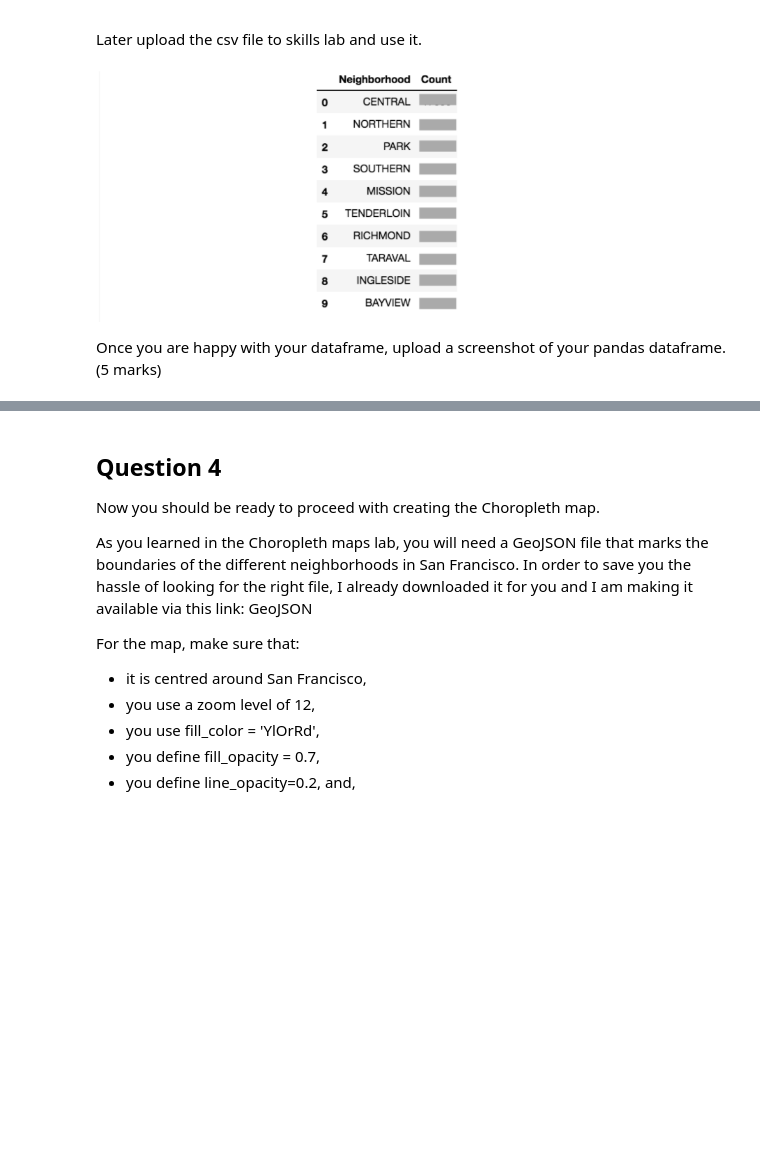
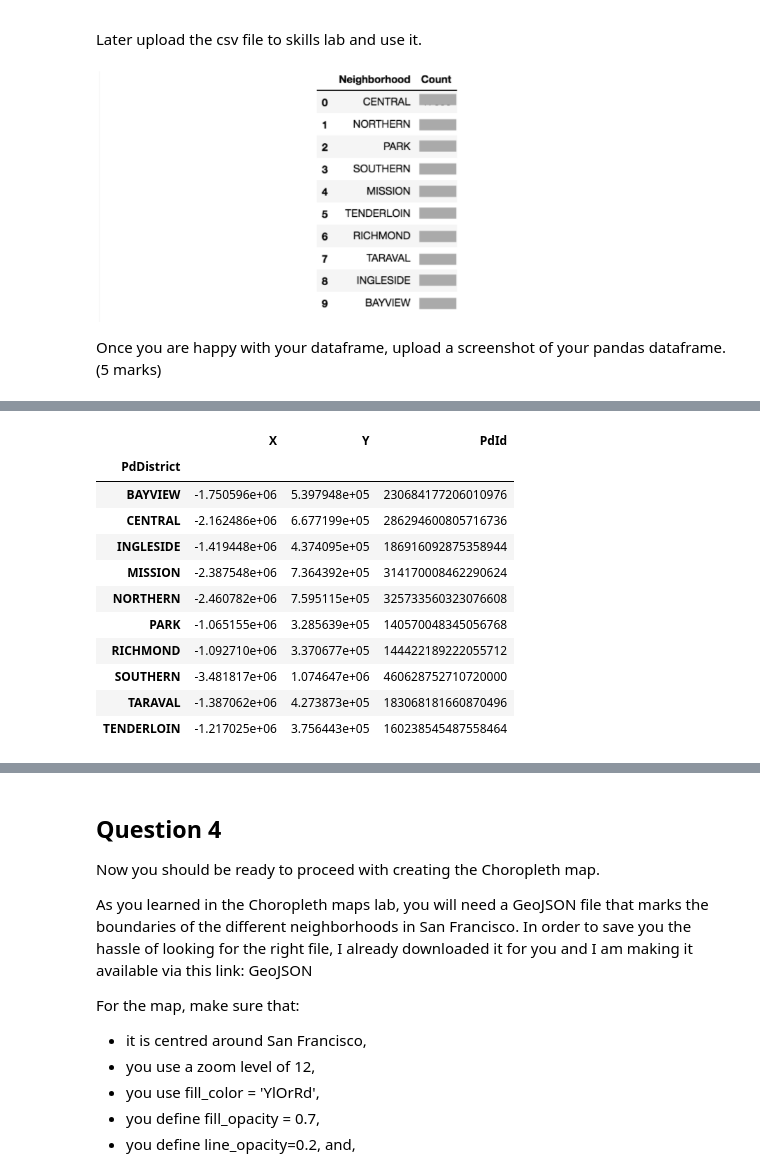
Before and after one commit to fizixmastr/Miscellaneous-Python-Projects, a Jupyter notebook: Topic Survey Assignment.ipynb, the cells around one changed output, grey strips where cells are left out. Cells and saved outputs as stored; diff of their text form; code cells hidden in the pictures; blank space fills up the shorter version.

```diff
--- a/Topic Survey Assignment.ipynb
+++ b/Topic Survey Assignment.ipynb
@@ -132,0 +170,16 @@ Once you are happy with your dataframe, upload a screenshot of your pandas dataf
+# %%
+df_hoods = df_Police.groupby('PdDistrict', axis=0).sum()
+df_hoods
+# %% [output]
+|  | X | Y | PdId |
+| PdDistrict |  |  |  |
+| BAYVIEW | -1.750596e+06 | 5.397948e+05 | 230684177206010976 |
+| CENTRAL | -2.162486e+06 | 6.677199e+05 | 286294600805716736 |
+| INGLESIDE | -1.419448e+06 | 4.374095e+05 | 186916092875358944 |
+| MISSION | -2.387548e+06 | 7.364392e+05 | 314170008462290624 |
+| NORTHERN | -2.460782e+06 | 7.595115e+05 | 325733560323076608 |
+| PARK | -1.065155e+06 | 3.285639e+05 | 140570048345056768 |
+| RICHMOND | -1.092710e+06 | 3.370677e+05 | 144422189222055712 |
+| SOUTHERN | -3.481817e+06 | 1.074647e+06 | 460628752710720000 |
+| TARAVAL | -1.387062e+06 | 4.273873e+05 | 183068181660870496 |
+| TENDERLOIN | -1.217025e+06 | 3.756443e+05 | 160238545487558464 |
```
Also changed, not shown: parts of 5 cells of this notebook.
